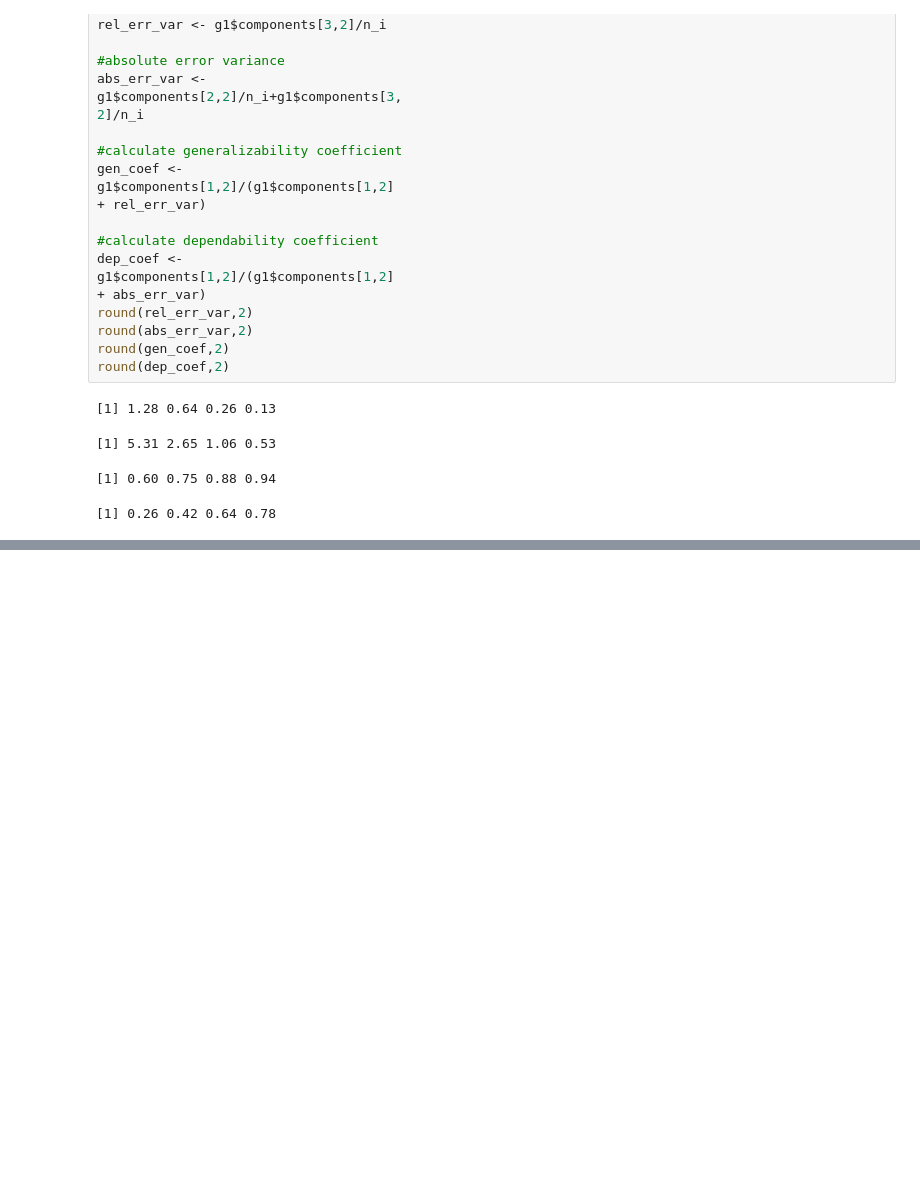
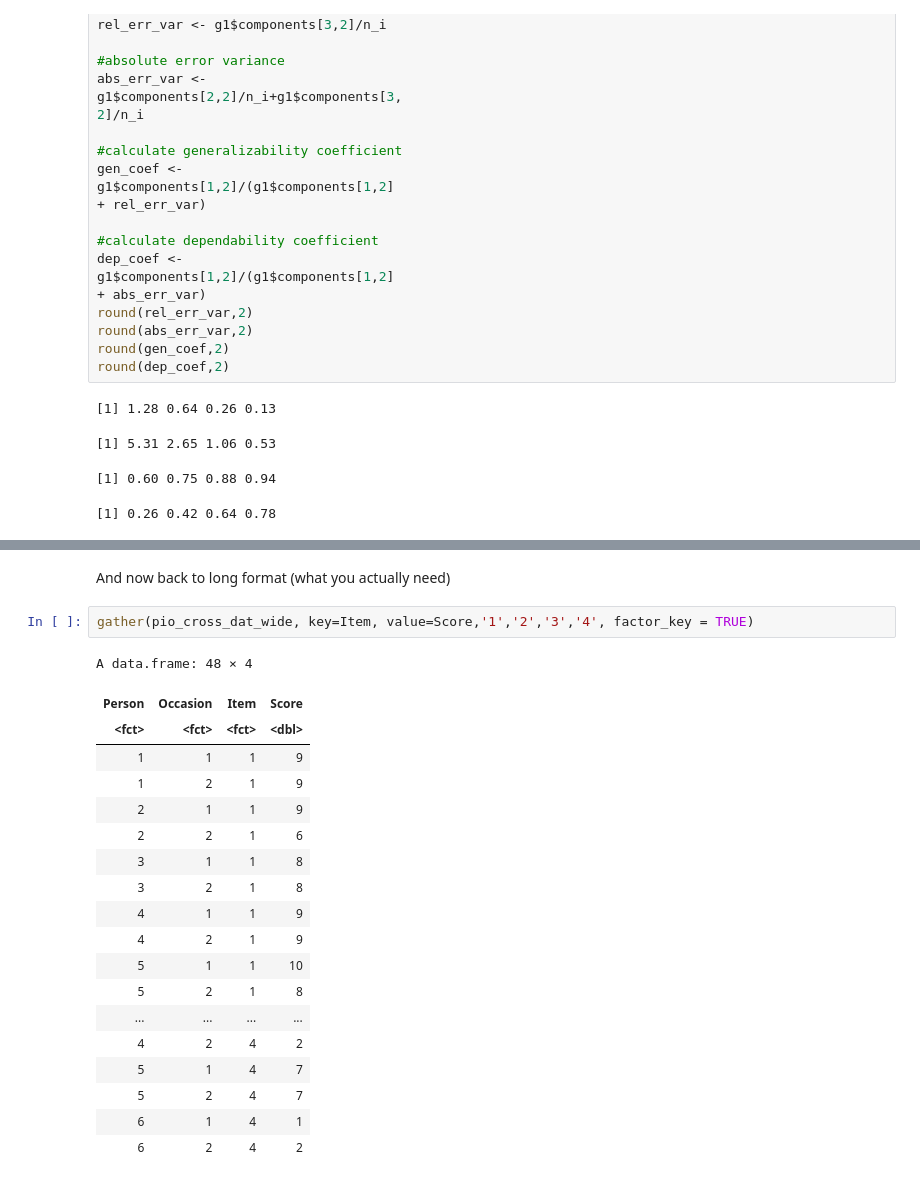
Before and after one commit to armacintosh/Tutorials, a Jupyter notebook: GTheoryPractice.ipynb, the cells around one changed output, grey strips where cells are left out. Drawn from its saved outputs; the diff is of its cells as text; blank space fills up the shorter version.

```diff
--- a/GTheoryPractice.ipynb
+++ b/GTheoryPractice.ipynb
@@ -178,0 +411,24 @@ The variance in a two-facet *p x i x O* design can be attributed to the seven va
+# %% [markdown]
+And now back to long format (what you actually need)
+# %%
+gather(pio_cross_dat_wide, key=Item, value=Score,'1','2','3','4', factor_key = TRUE)
+# %% [output]
+A data.frame: 48 × 4
+| Person | Occasion | Item | Score |
+| <fct> | <fct> | <fct> | <dbl> |
+| 1 | 1 | 1 | 9 |
+| 1 | 2 | 1 | 9 |
+| 2 | 1 | 1 | 9 |
+| 2 | 2 | 1 | 6 |
+| 3 | 1 | 1 | 8 |
+| 3 | 2 | 1 | 8 |
+| 4 | 1 | 1 | 9 |
+| 4 | 2 | 1 | 9 |
+| 5 | 1 | 1 | 10 |
+| 5 | 2 | 1 | 8 |
+| ... | ... | ... | ... |
+| 4 | 2 | 4 | 2 |
+| 5 | 1 | 4 | 7 |
+| 5 | 2 | 4 | 7 |
+| 6 | 1 | 4 | 1 |
+| 6 | 2 | 4 | 2 |
```
Also changed, not shown: parts of 29 cells of this notebook.
